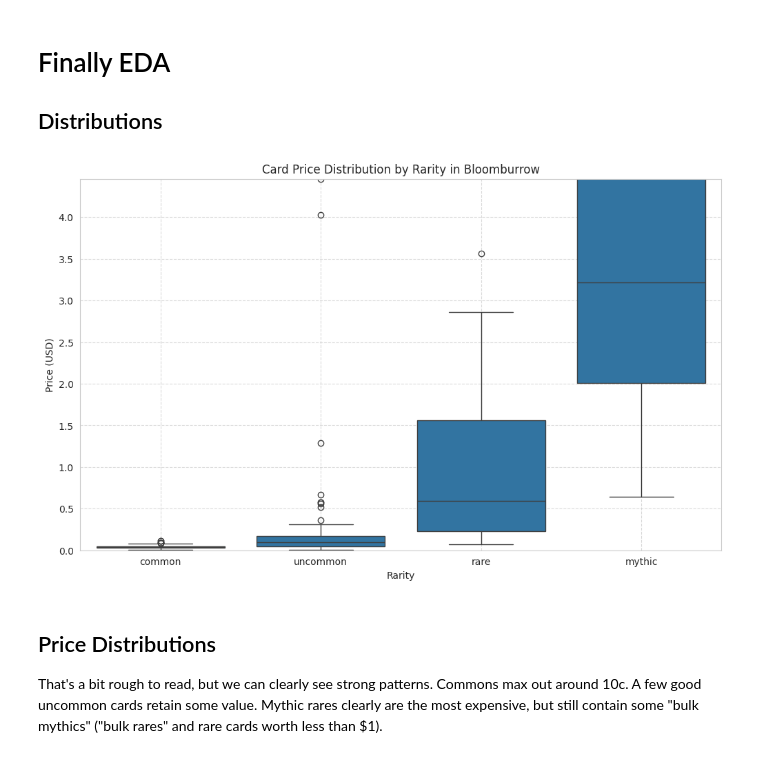
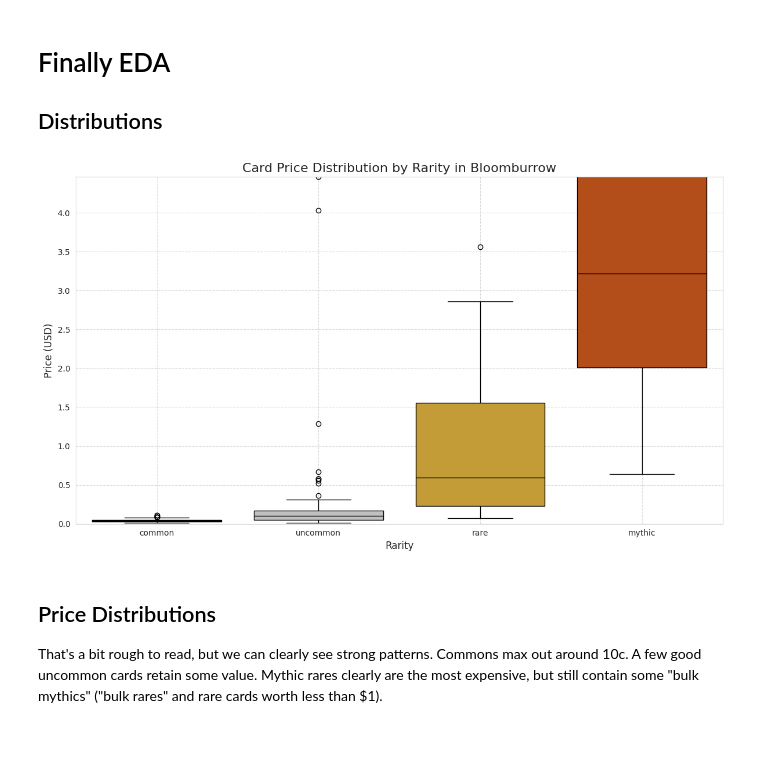
Before and after one commit to pauldennis2/manafest-destiny, a Jupyter notebook: blb_eda.ipynb, the cells around one changed output. Cells and saved outputs as stored; diff of their text form; code cells hidden in the pictures.

Commit message:
eda of blb cards

```diff
--- a/blb_eda.ipynb
+++ b/blb_eda.ipynb
@@ -221,23 +204,36 @@ plt.rcParams['figure.figsize'] = (10, 6) # Default figure size
 
 
 blb_df['price'] = pd.to_numeric(blb_df['price'], errors='coerce')
-# %%
-# Ensure rarity has a consistent order for plotting
-# Common, Uncommon, Rare, Mythic Rare is the standard order
-rarity_order = ['common', 'uncommon', 'rare', 'mythic']
-blb_df['rarity'] = pd.Categorical(blb_df['rarity'], categories=rarity_order, ordered=True)
-
-plt.figure(figsize=(12, 7))
-sns.boxplot(x='rarity', y='price', data=blb_df)
-plt.title('Card Price Distribution by Rarity in Bloomburrow')
-plt.xlabel('Rarity')
-plt.ylabel('Price (USD)')
-# Limit y-axis to focus on the bulk of data
-plt.ylim(0, blb_df['price'].quantile(0.95))
-plt.grid(True, linestyle='--', alpha=0.7)
-plt.show()
-# %% [output]
-[figure, removed]
+# %%
+# Define the standard MTG rarity order for consistent plotting
+rarity_order = ['common', 'uncommon', 'rare', 'mythic']
+blb_df['rarity'] = pd.Categorical(blb_df['rarity'], categories=rarity_order, ordered=True)
+
+# --- Define custom rarity colors based on MTG symbol structure (Adjusted) ---
+rarity_colors = {
+    'common': '#000000',   # Black (unchanged)
+    'uncommon': '#C0C0C0', # Silver (standard silver, lighter)
+    'rare': '#DAA520',     # Gold (a common MTG gold tone)
+    'mythic': '#CC4400'    # Burnt Orange (instead of pure red)
+}
+
+plt.figure(figsize=(12, 7))
+
+# Apply the custom color palette to the box plot and fix the FutureWarning
+sns.boxplot(x='rarity', y='price', data=blb_df, palette=rarity_colors, hue='rarity', legend=False)
+
+plt.title('Card Price Distribution by Rarity in Bloomburrow', fontsize=16)
+plt.xlabel('Rarity', fontsize=12)
+plt.ylabel('Price (USD)', fontsize=12)
+# Limit y-axis to focus on the bulk of data (e.g., up to the 95th percentile)
+plt.ylim(0, blb_df['price'].quantile(0.95))
+plt.grid(True, linestyle='--', alpha=0.7)
+plt.xticks(fontsize=10)
+plt.yticks(fontsize=10)
+plt.tight_layout()
+plt.show()
+# %% [output]
+[figure, added]
 # %% [markdown]
 ## Price Distributions
 
```
Also changed, not shown: parts of 15 cells of this notebook, 2 other files.
